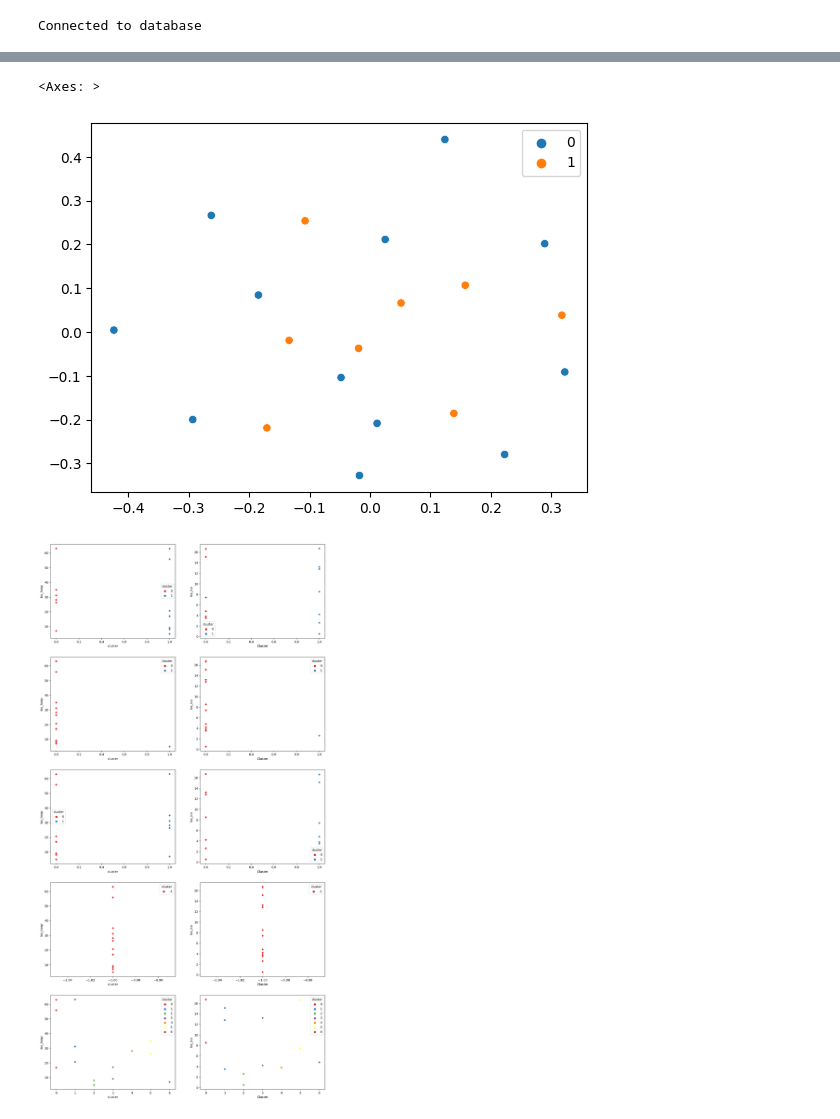
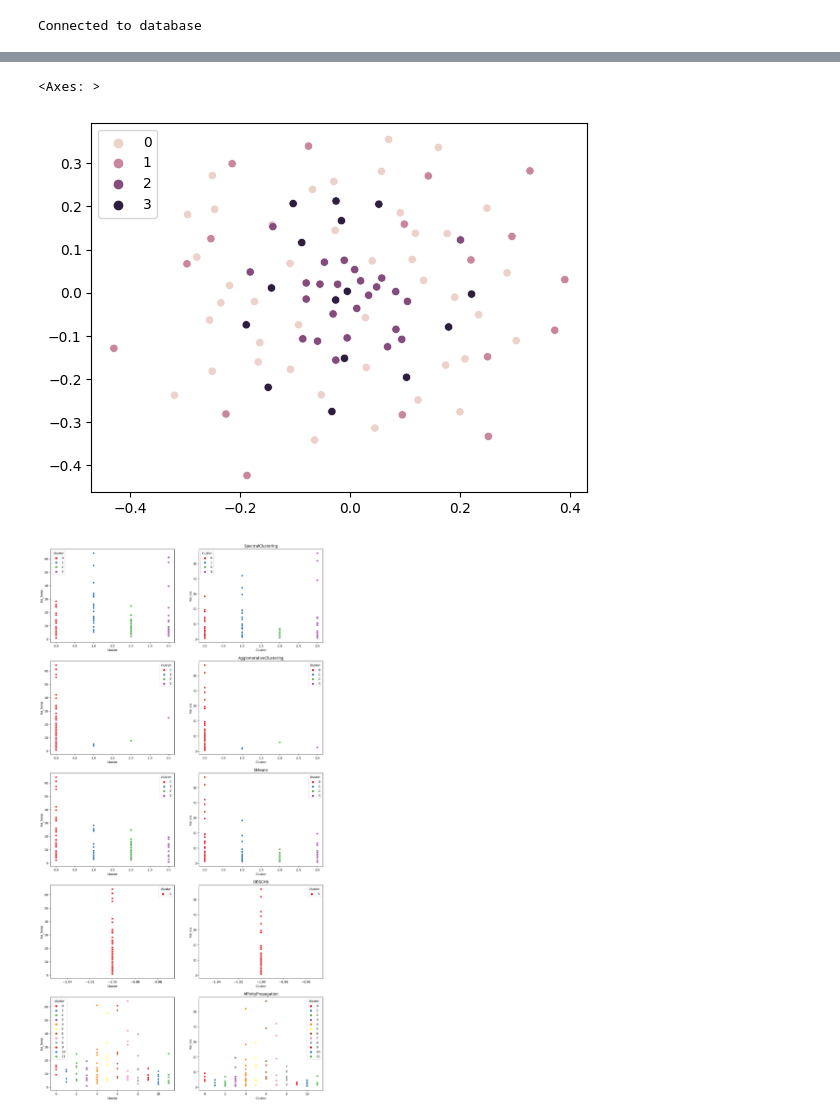
Before and after one commit to trostalski/simpa, a Jupyter notebook: src/notebooks/test-1.ipynb, the cells around one changed output, grey strips where cells are left out. Saved outputs shown, nothing was run; the diff lists cells and outputs as text; code cells hidden in the pictures.

Commit message:
added inputevent comparator

```diff
--- a/src/notebooks/test-1.ipynb
+++ b/src/notebooks/test-1.ipynb
@@ -81,7 +84,7 @@ cardiac_query = """
     LIMIT 100;
 """
 # %%
-COUNT_PER_GROUP = 60
+COUNT_PER_GROUP = 100
 
 sepsis_pats = db.execute_query(sepsis_query)
 meld_pats = db.execute_query(meld_query)
@@ -106,9 +109,10 @@ cohort = Cohort(participants=participants, db=db)
 # %%
 cohort.initialize_data(with_tfidf_diagnoses=True)
 result = cohort.compare_encounters(
-    demographics_weight=0.1,
-    diagnoses_weight=0.3,
-    labevents_weight=0.6,
+    demographics_weight=0.0,
+    diagnoses_weight=0.0,
+    labevents_weight=0.0,
+    inputevents_weight=1.0,
     aggregate_method="mean",
     normalize_categories=True,
 )
@@ -212,7 +216,7 @@ pos = mds.fit_transform(df)
 sns.scatterplot(x=pos[:, 0], y=pos[:, 1], hue=kmeans_cluster.labels_, cmap="Set1")
 # %% [output]
 <Axes: >
-[figure, old version]
+[figure, new version]
 # %%
 # plot the los_hosp and los_icu for each cluster in a different scatterplot
 def plot_endpoint_for_cluster(
@@ -233,21 +237,21 @@ def plot_endpoint_for_cluster(
 # %%
 endpoints = ["los_hosp", "los_icu"]
 
 # Create a figure with two subplots
 fig, axes = plt.subplots(nrows=len(clusters), ncols=2, figsize=(16, 32))
 
 for col, cluster in enumerate(clusters):
     for row, endpoint in enumerate(endpoints):
         plot_endpoint_for_cluster(
             cohort,
             cluster,
             endpoint,
             x_axis="cluster",
             hue="cluster",
             ax=axes[col][row],
         )
-    axes[col].suptitle(cluster.__class__.__name__)
+    axes[col][row].set_title(cluster.__class__.__name__)
     axes[col][row].set_xlabel("Cluster")
     axes[col][row].set_ylabel(endpoint)
 # %% [output]
-[figure, old version]
+[figure, new version]
```
Also changed, not shown: parts of 6 cells of this notebook, 8 other files.
